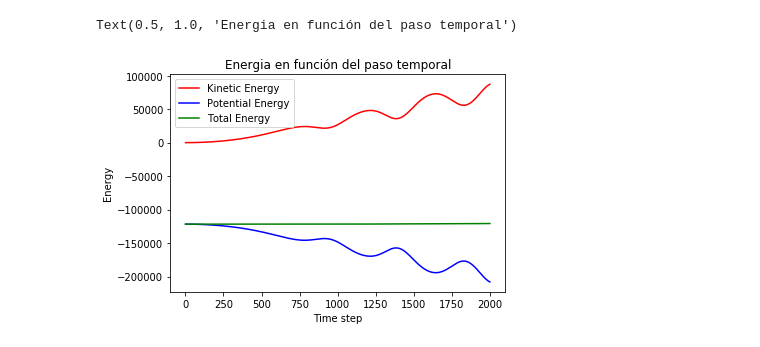
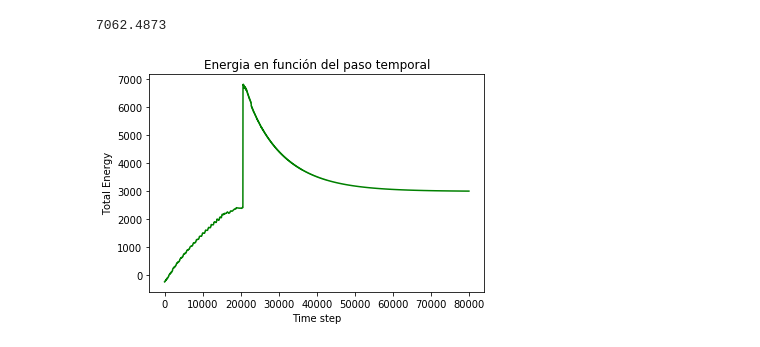
Before and after one commit to dhdzmota/Molecular_dynamics, a Jupyter notebook: Data Analysis.ipynb, the cells around one changed output. Saved outputs shown, nothing was run; the diff lists cells and outputs as text; code cells hidden in the pictures.

```diff
--- a/Data Analysis.ipynb
+++ b/Data Analysis.ipynb
@@ -5,7 +6,6 @@ import seaborn as sns
-# %%
-with open('./temp2.txt', 'r') as fout:
-    value = fout.read()
 # %%
+with open('./temp2_8p.txt', 'r') as fout:
+    value = fout.read()
 #a = pd.DataFrame([i.split(',')for i in value.split('/n')][:-1], columns=['t','K','P','Tot'])
 a = pd.DataFrame([i.split(',') for i in value.split('\n')][:-1], columns=['t','K','P','Tot'])
 
@@ -13,3 +13,16 @@ a.t = a.t.astype('int')
 a.K = a.K.astype('float')
 a.P = a.P.astype('float')
 a.Tot = a.Tot.astype('float')
+plt.plot(a.t,a.K, c='r',label='Kinetic Energy')
+plt.plot(a.t,a.P, c='b',label='Potential Energy')
+plt.plot(a.t,a.Tot, c='g', label='Total Energy')
+plt.legend()
+plt.grid()
+plt.xlabel('Time step')
+plt.ylabel('Energy')
+plt.title('Energia en función del paso temporal')
+
+Kb=1.3806E-23/1.66E-23
+N=8
+E_ideal= 3/2*Kb*N*300*np.ones(len(a.P))
+plt.plot(a.t, E_ideal)
@@ -16,11 +32,9 @@ a.Tot = a.Tot.astype('float')
 # %%
-plt.plot(a.t,a.K, c='r',label='Kinetic Energy')
-plt.plot(a.t,a.P, c='b',label='Potential Energy')
-plt.plot(a.t,a.Tot, c='g', label='Total Energy')
-plt.legend()
+plt.plot(a.t,a.Tot, c='g')
 plt.xlabel('Time step')
-plt.ylabel('Energy')
+plt.ylabel('Total Energy')
 plt.title('Energia en función del paso temporal')
+a.Tot.max()-a.Tot.min()
 # %% [output]
-Text(0.5, 1.0, 'Energia en función del paso temporal')
+7062.4873
-[figure, old version]
+[figure, new version]
```
Also changed, not shown: parts of 4 cells of this notebook, 6 other files.
